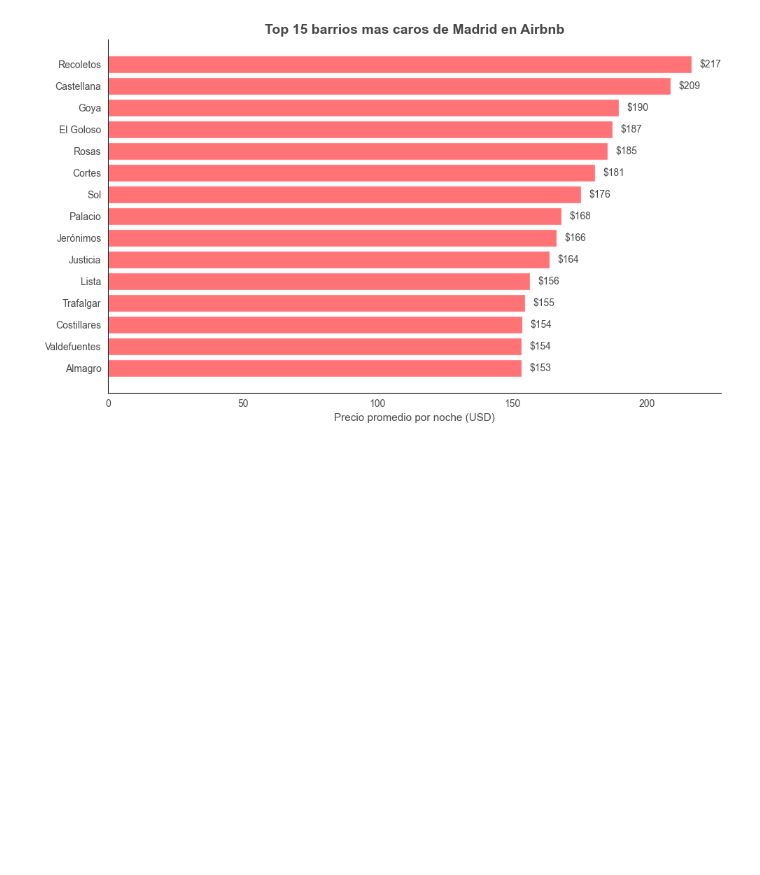
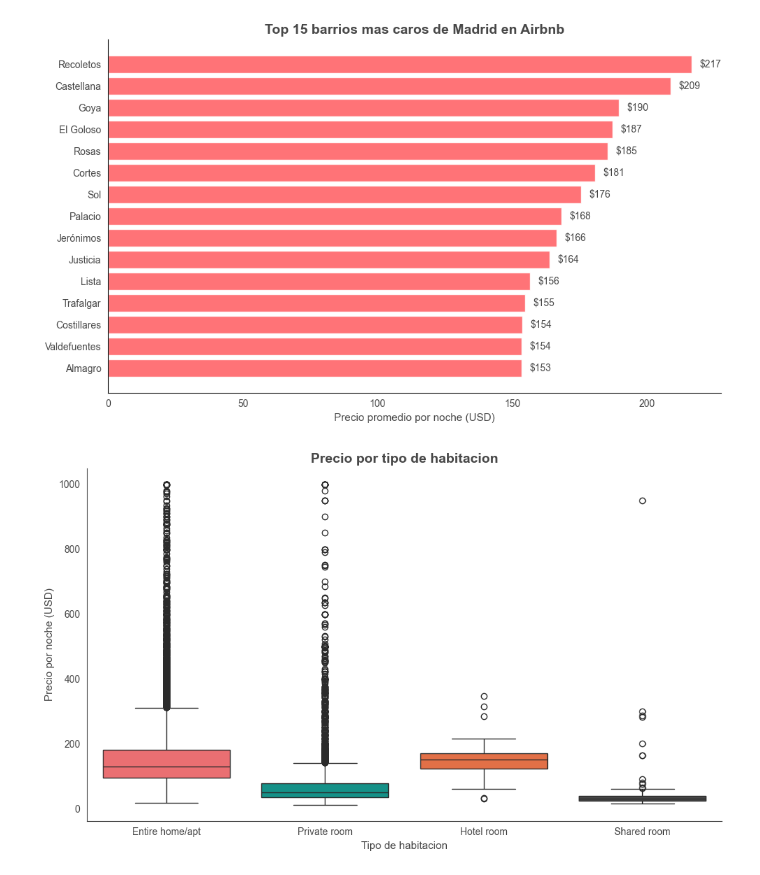
Before and after one commit to jul5289/proyecto-final-airbnb, a Jupyter notebook: notebooks/analisis_airbnb.ipynb, the cells around one changed output. Saved outputs shown, nothing was run; the diff lists cells and outputs as text; code cells hidden in the pictures; blank space fills up the shorter version.

```diff
--- a/notebooks/analisis_airbnb.ipynb
+++ b/notebooks/analisis_airbnb.ipynb
@@ -122,7 +122,8 @@ df.describe().round(2)
 columnas = ['name', 'neighbourhood_cleansed', 'room_type', 'accommodates',
             'bedrooms', 'beds', 'price', 'minimum_nights',
             'number_of_reviews', 'review_scores_rating',
-            'host_is_superhost', 'host_response_rate', 'host_total_listings_count']
+            'host_is_superhost', 'host_response_rate', 'host_total_listings_count',
+            'latitude', 'longitude']
 
 df = df[columnas]
 print(f"Ahora tenemos {df.shape[1]} columnas en vez de 79")
@@ -260,3 +263,22 @@ plt.tight_layout()
 plt.show()
 # %% [output]
 [figure]
+# %%
+# Grafico 2: Precio por tipo de habitacion
+plt.figure(figsize=(10, 6))
+
+# Crear el boxplot - agrupa los precios por tipo de habitacion
+sns.boxplot(data=df, x='room_type', y='price',
+            palette=[AIRBNB_ROJO, AIRBNB_VERDE, AIRBNB_NARANJA, AIRBNB_GRIS])
+
+plt.title('Precio por tipo de habitacion', fontsize=14, fontweight='bold')
+plt.xlabel('Tipo de habitacion', fontsize=11)
+plt.ylabel('Precio por noche (USD)', fontsize=11)
+
+plt.gca().spines['top'].set_visible(False)
+plt.gca().spines['right'].set_visible(False)
+
+plt.tight_layout()
+plt.show()
+# %% [output]
+[figure, added]
```
Also changed, not shown: parts of 5 cells of this notebook.
